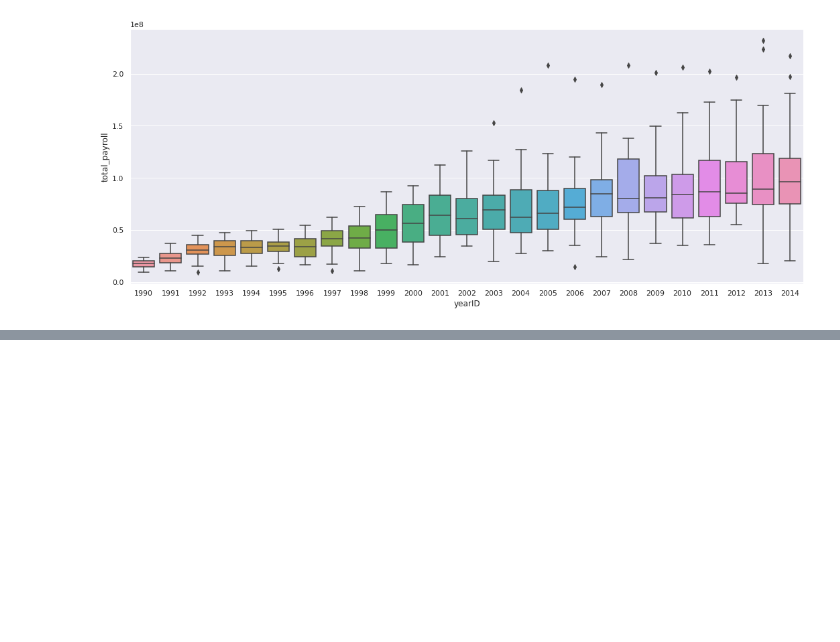
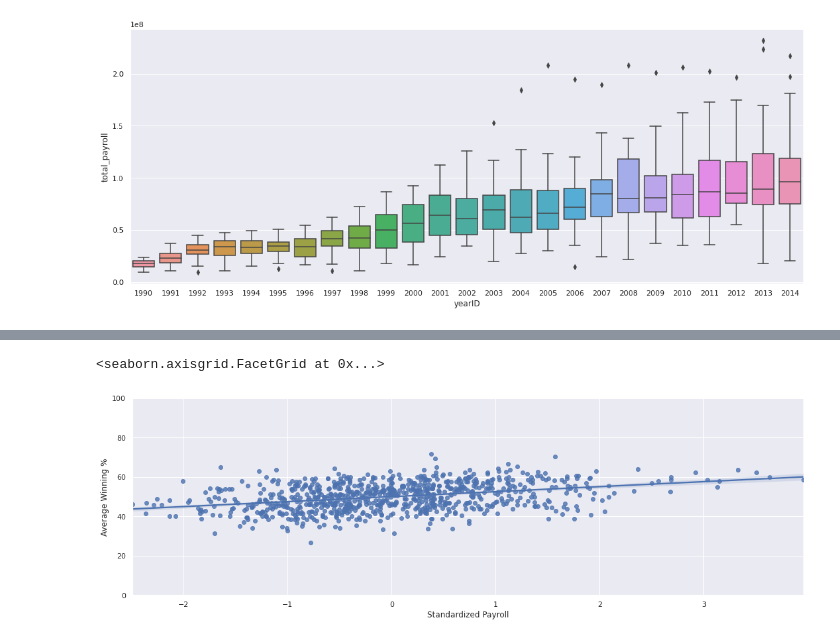
Before and after one commit to tmwalter98/fall2020, a Jupyter notebook: project2/project2.ipynb, the cells around one changed output, grey strips where cells are left out. Drawn from its saved outputs; the diff is of its cells as text; code cells hidden in the pictures; blank space fills up the shorter version.

```diff
--- a/project2/project2.ipynb
+++ b/project2/project2.ipynb
@@ -185,0 +165,11 @@ g.set(ylim=(0, 100))
+# %%
+## Part 3
+# Problem 7 - Expected wins
+# Make a single scatter plot of winning percentage (y-axis) vs. standardized payroll (x-axis). Add a regression line to highlight the relationship.
+
+g = sns.lmplot(x='standardized_payroll', y='win_pct', data=team_aggregate, aspect=3)
+g.set_axis_labels("Standardized Payroll", "Average Winning %")
+g.set(ylim=(0, 100))
+# %% [output]
+<seaborn.axisgrid.FacetGrid at 0x...>
+[figure, added]
```
Also changed, not shown: parts of 12 cells of this notebook.
